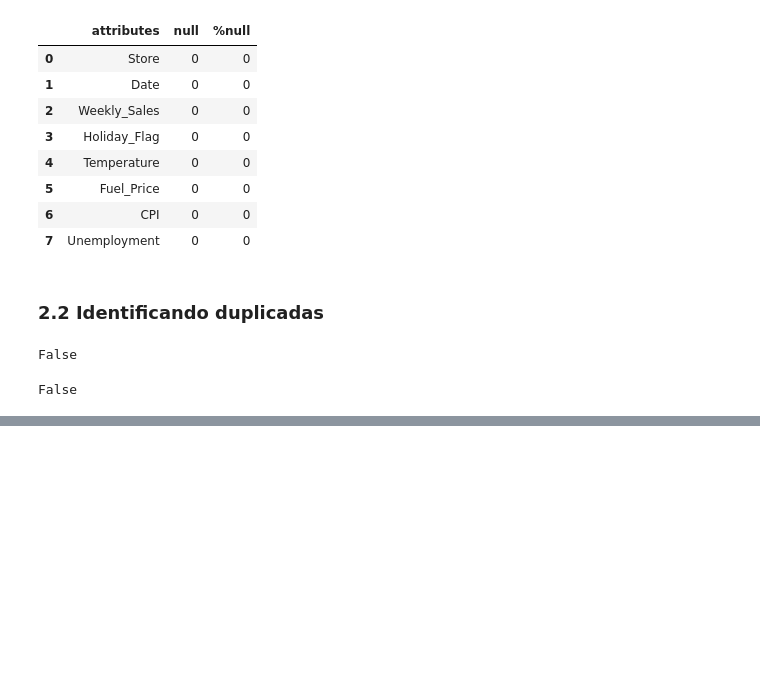
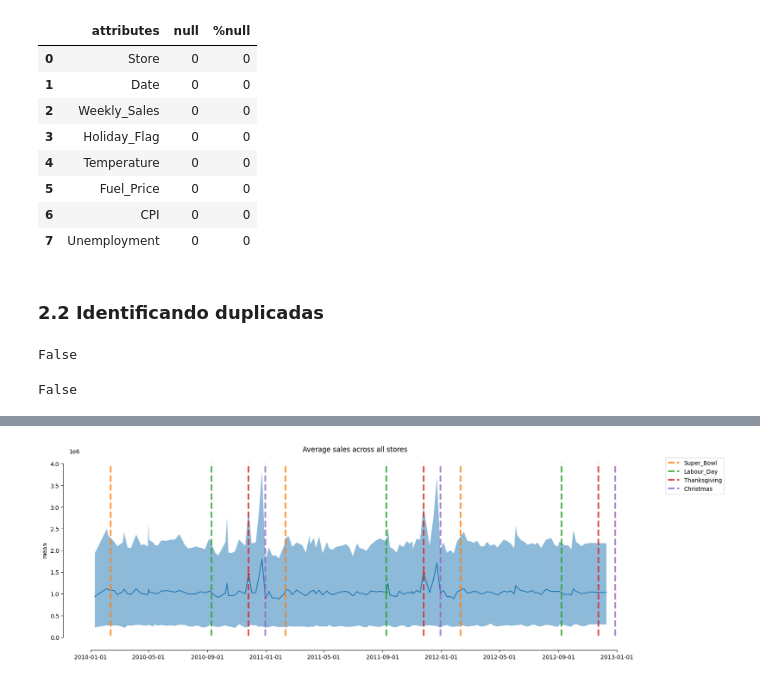
Before and after one commit to jiosouto/Deliverable_02_Wallmart_DNC, a Jupyter notebook: Notebook/Deliverable_02_Projeto[DNC].ipynb, the cells around one changed output, grey strips where cells are left out. Saved outputs shown, nothing was run; the diff lists cells and outputs as text; code cells hidden in the pictures; blank space fills up the shorter version.

```diff
--- a/Notebook/Deliverable_02_Projeto[DNC].ipynb
+++ b/Notebook/Deliverable_02_Projeto[DNC].ipynb
@@ -176,0 +260,35 @@ False
+# %%
+#gráfico com as vendas máximas, mínimas e médias de todas as lojas ao longo do tempo.
+
+holiday_dict = {
+  'Super_Bowl':	['12-Feb-10', '11-Feb-11', '10-Feb-12'],
+  'Labour_Day':	['10-Sep-10', '9-Sep-11', '7-Sep-12'],
+  'Thanksgiving':	['26-Nov-10', '25-Nov-11', '23-Nov-12'],
+  'Christmas':	['31-Dec-10', '30-Dec-11', '28-Dec-12']
+}
+
+holiday_dict_dt = {k: pd.to_datetime(v, format='%d-%b-%y') for k,v in holiday_dict.items()}
+# %%
+df_agg = df.groupby('Date')['Weekly_Sales'].agg(['min','mean','max'])
+
+for holiday in holiday_dict_dt:
+  df_agg[holiday] = df_agg.index.isin(holiday_dict_dt[holiday])
+
+fig,ax = plt.subplots(figsize=(18,6))
+
+ax.plot(df_agg['mean'])
+ax.fill_between(x=df_agg.index, y1=df_agg['min'], y2=df_agg['max'], alpha=.5)
+ymin,ymax = ax.get_ylim()
+
+for i,(holiday,dates) in enumerate(holiday_dict_dt.items()):
+  ax.vlines(x=dates, ymin=ymin, ymax=ymax, label=holiday, color=f'C{i+1}', lw=3, ls='--', alpha=.8)
+  sns.scatterplot(data=df_agg.query(holiday).reset_index(), x='Date', y='mean', ax=ax, color=f'C{i+1}')
+
+plt.title('Average sales across all stores')
+plt.legend(bbox_to_anchor=(1.15,1))
+plt.xlabel(None)
+
+sns.despine(trim=True, offset=10)
+plt.show()
+# %% [output]
+[figure, added]
```
Also changed, not shown: parts of 12 cells of this notebook.
